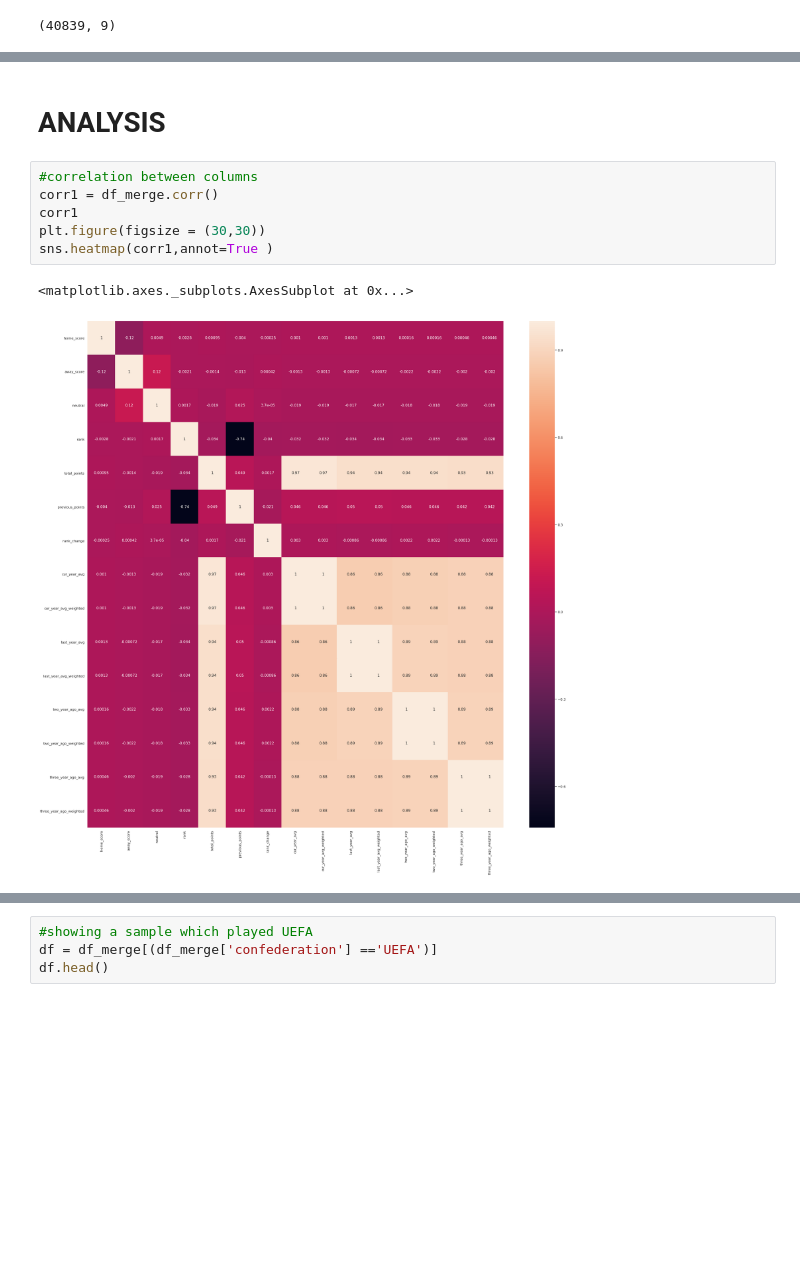
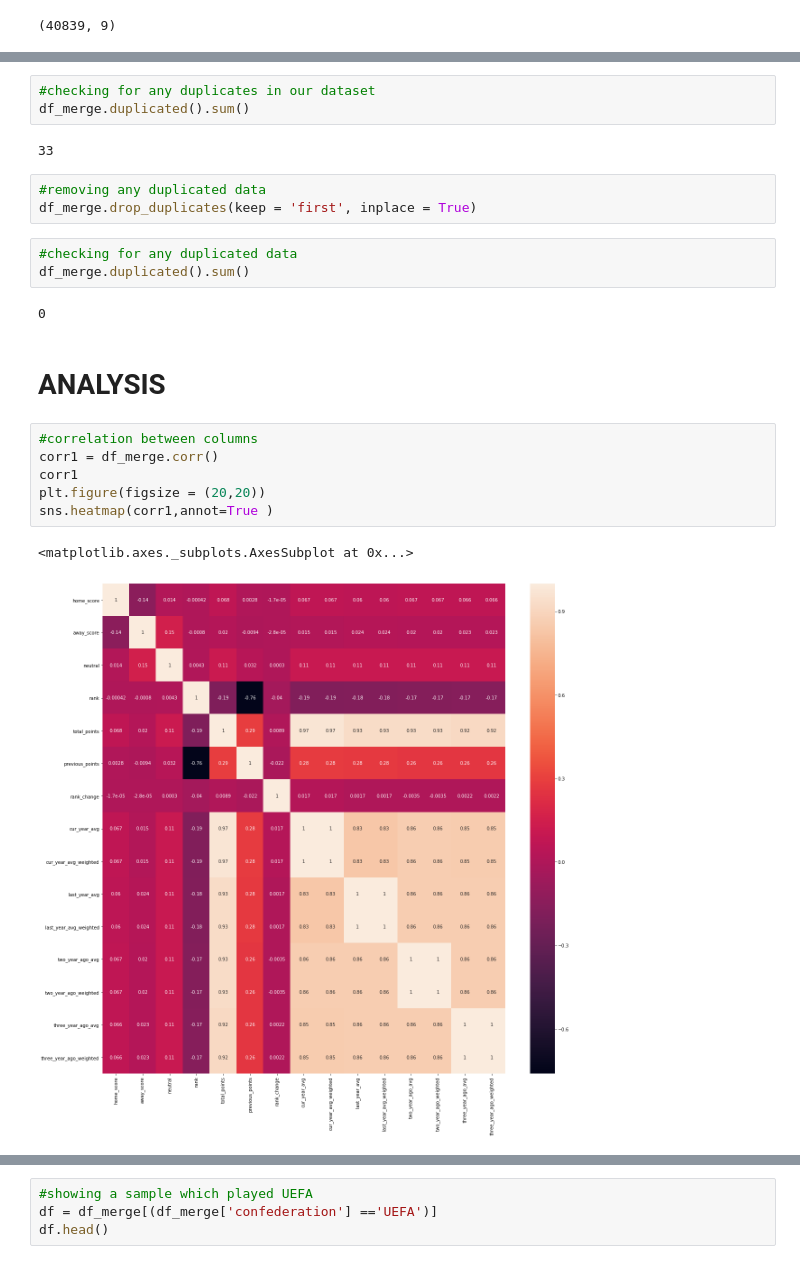
Before and after one commit to cecilia-wanja/Football-prediction-scores, a Jupyter notebook: Independent_project_week6_core.ipynb, the cells around one changed output, grey strips where cells are left out. Drawn from its saved outputs; the diff is of its cells as text; blank space fills up the shorter version.

```diff
--- a/Independent_project_week6_core.ipynb
+++ b/Independent_project_week6_core.ipynb
@@ -89,14 +111,27 @@ df_merge.head()
+# %%
+#checking for any duplicates in our dataset
+df_merge.duplicated().sum()
+# %% [output]
+33
+# %%
+#removing any duplicated data
+df_merge.drop_duplicates(keep = 'first', inplace = True)
+# %%
+#checking for any duplicated data
+df_merge.duplicated().sum()
+# %% [output]
+0
 # %% [markdown]
 # ANALYSIS
 # %%
 #correlation between columns
 corr1 = df_merge.corr()
 corr1
-plt.figure(figsize = (30,30))
+plt.figure(figsize = (20,20))
 sns.heatmap(corr1,annot=True )
 # %% [output]
 <matplotlib.axes._subplots.AxesSubplot at 0x...>
-[figure, old version]
+[figure, new version]
 # %%
 #looking at the number of rows and columns
 df_merge.shape
```
Also changed, not shown: parts of 37 cells of this notebook.
